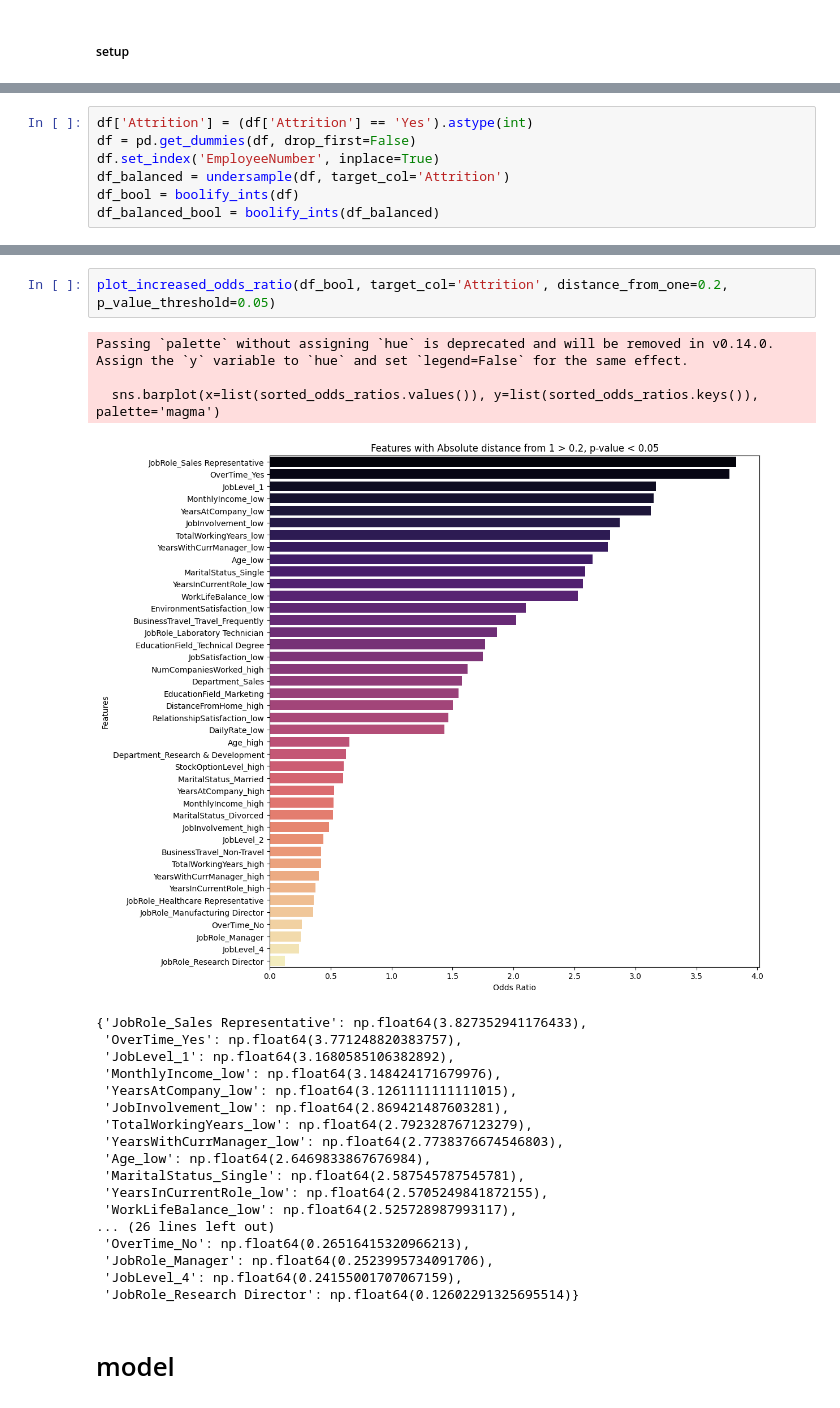
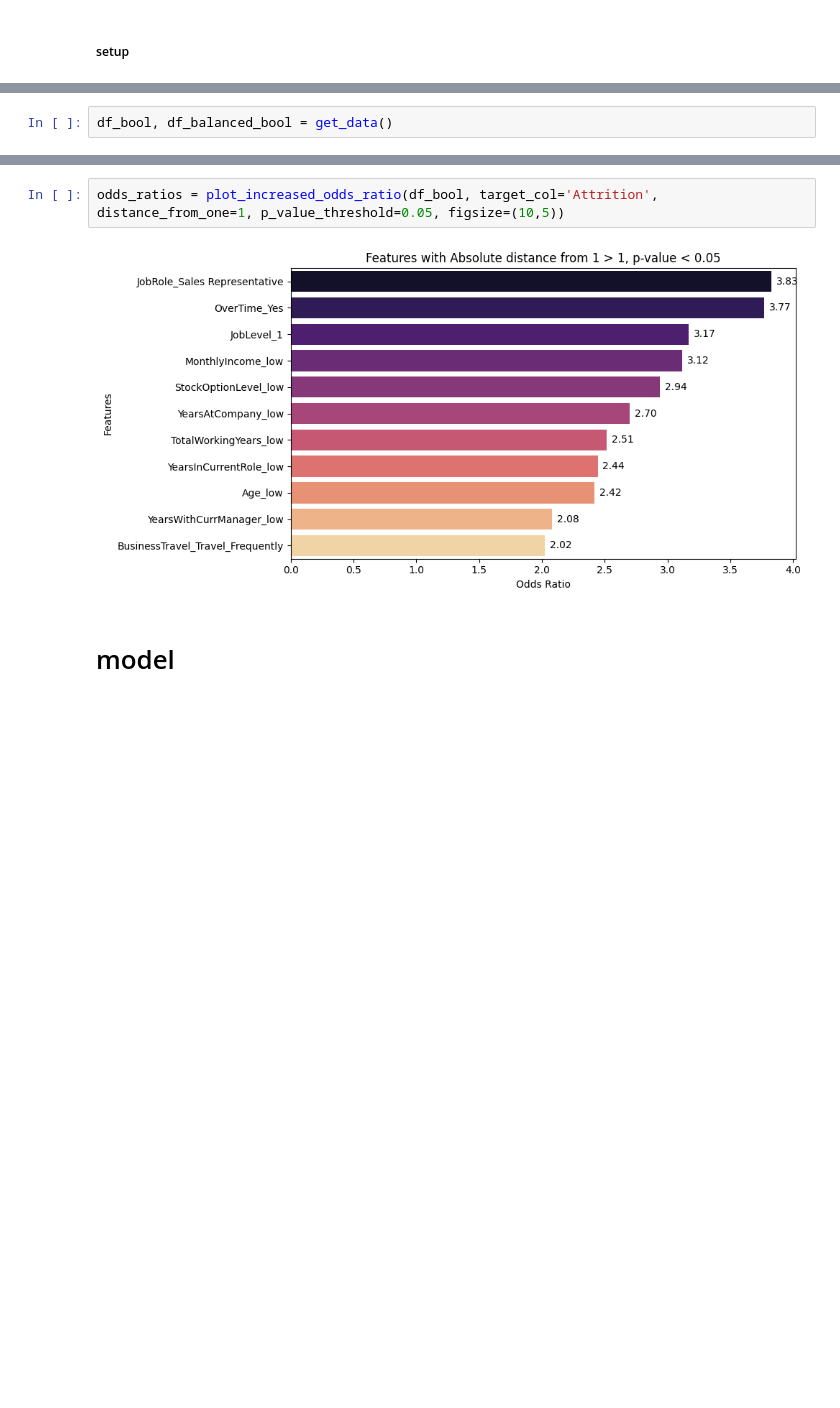
Before and after one commit to JeffTriemer/turnover, a Jupyter notebook: notebooks/ind_model.ipynb, the cells around one changed output, grey strips where cells are left out. Saved outputs shown, nothing was run; the diff lists cells and outputs as text; blank space fills up the shorter version.

```diff
--- a/notebooks/ind_model.ipynb
+++ b/notebooks/ind_model.ipynb
@@ -107,8 +160,3 @@ def plot_increased_odds_ratio(df, target_col='Attrition', threshold=1.5, distanc
 # %%
-df['Attrition'] = (df['Attrition'] == 'Yes').astype(int)
-df = pd.get_dummies(df, drop_first=False)
-df.set_index('EmployeeNumber', inplace=True)
-df_balanced = undersample(df, target_col='Attrition')
-df_bool = boolify_ints(df)
-df_balanced_bool = boolify_ints(df_balanced)
+df_bool, df_balanced_bool = get_data()
 # %%
@@ -126,27 +167,7 @@ Passing `palette` without assigning `hue` is deprecated and will be removed in v
 # %%
-plot_increased_odds_ratio(df_bool, target_col='Attrition', distance_from_one=0.2, p_value_threshold=0.05)
+odds_ratios = plot_increased_odds_ratio(df_bool, target_col='Attrition', distance_from_one=1, p_value_threshold=0.05, figsize=(10,5))
 # %% [output]
-Passing `palette` without assigning `hue` is deprecated and will be removed in v0.14.0. Assign the `y` variable to `hue` and set `legend=False` for the same effect.
-
-  sns.barplot(x=list(sorted_odds_ratios.values()), y=list(sorted_odds_ratios.keys()), palette='magma')
-[figure, old version]
+[figure, new version]
-{'JobRole_Sales Representative': np.float64(3.827352941176433),
- 'OverTime_Yes': np.float64(3.771248820383757),
- 'JobLevel_1': np.float64(3.1680585106382892),
- 'MonthlyIncome_low': np.float64(3.148424171679976),
- 'YearsAtCompany_low': np.float64(3.1261111111111015),
- 'JobInvolvement_low': np.float64(2.869421487603281),
- 'TotalWorkingYears_low': np.float64(2.792328767123279),
- 'YearsWithCurrManager_low': np.float64(2.7738376674546803),
- 'Age_low': np.float64(2.6469833867676984),
- 'MaritalStatus_Single': np.float64(2.587545787545781),
- 'YearsInCurrentRole_low': np.float64(2.5705249841872155),
- 'WorkLifeBalance_low': np.float64(2.525728987993117),
-... (26 lines left out)
- 'OverTime_No': np.float64(0.26516415320966213),
- 'JobRole_Manager': np.float64(0.2523995734091706),
- 'JobLevel_4': np.float64(0.24155001707067159),
- 'JobRole_Research Director': np.float64(0.12602291325695514)}
 # %% [markdown]
 # model
 # %%
```
Also changed, not shown: parts of 17 cells of this notebook, 2 other files.
